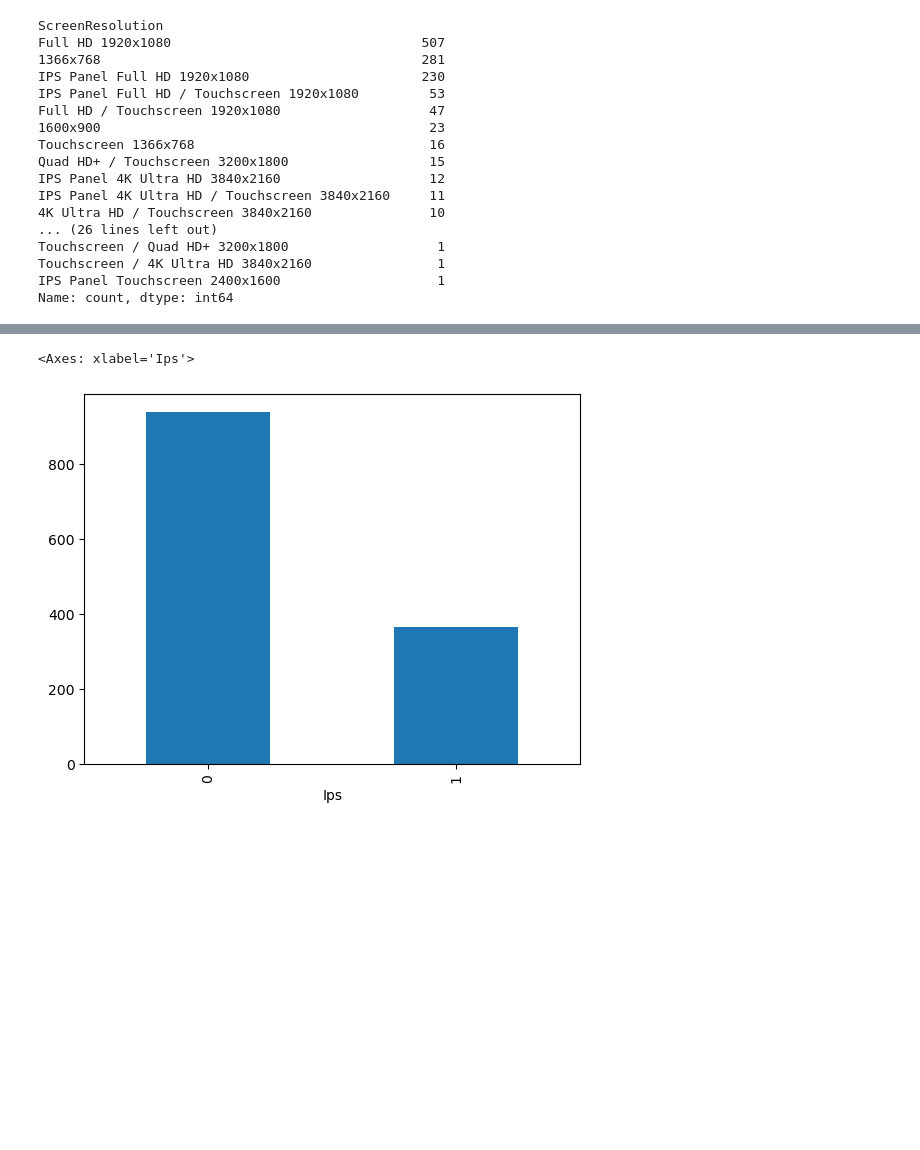
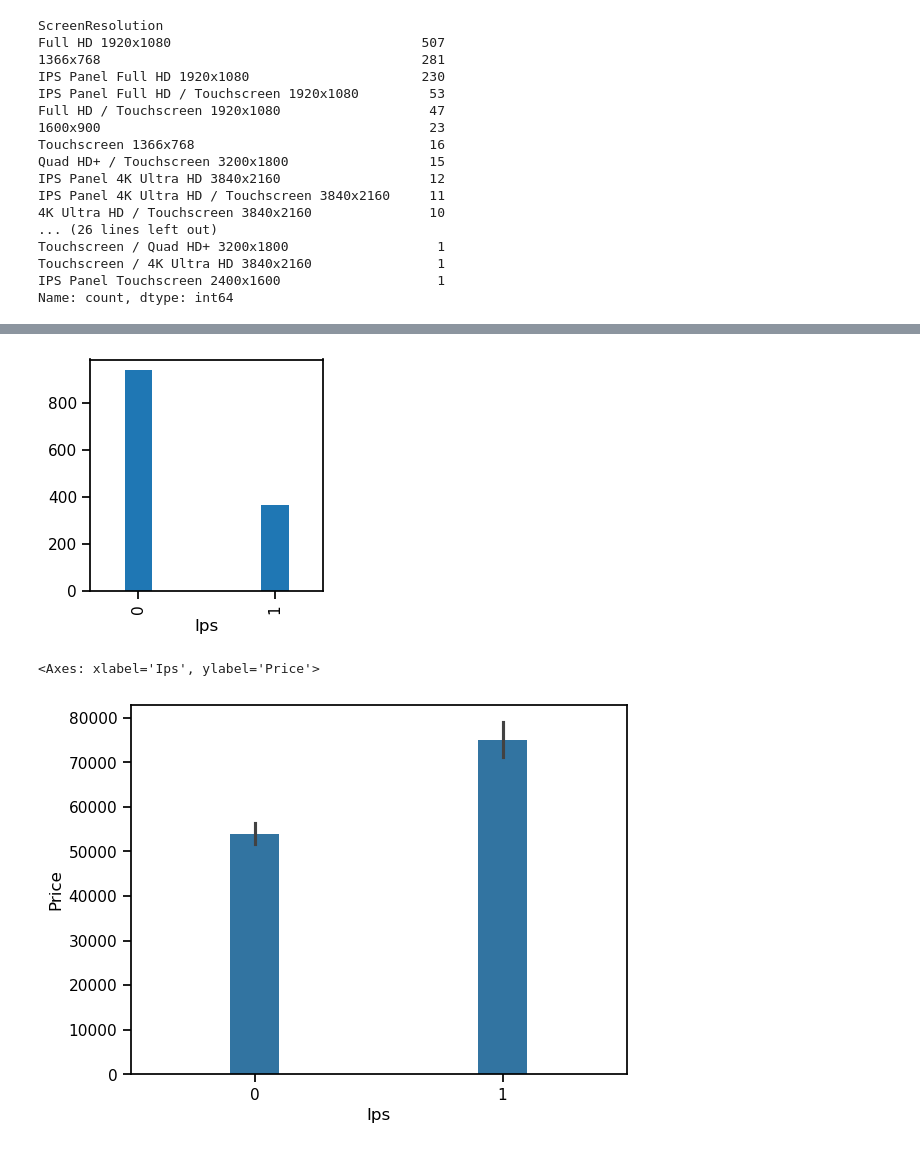
Before and after one commit to roysaikat200/Laptop-Price-Prediction, a Jupyter notebook: Laptop_Price_Prediction_Data_Analysis.ipynb, the cells around one changed output, grey strips where cells are left out. Cells and saved outputs as stored; diff of their text form; code cells hidden in the pictures; blank space fills up the shorter version.

```diff
--- a/Laptop_Price_Prediction_Data_Analysis.ipynb
+++ b/Laptop_Price_Prediction_Data_Analysis.ipynb
@@ -175,6 +220,12 @@ df.sample(5)
 # %%
 # No. of laptops not having ips v/s having ips
-df['Ips'].value_counts().plot(kind = 'bar')
+df['Ips'].value_counts().plot(kind = 'bar', figsize = (3,3), width = 0.2)
+plt.show()
+
+
+# variation in price due to Ips display
+sns.barplot(x = df['Ips'], y = df['Price'], width= 0.2 )
 # %% [output]
+[figure, new version]
-<Axes: xlabel='Ips'>
+<Axes: xlabel='Ips', ylabel='Price'>
-[figure, old version]
+[figure, added]
```
Also changed, not shown: parts of 83 cells of this notebook, 4 other files.
